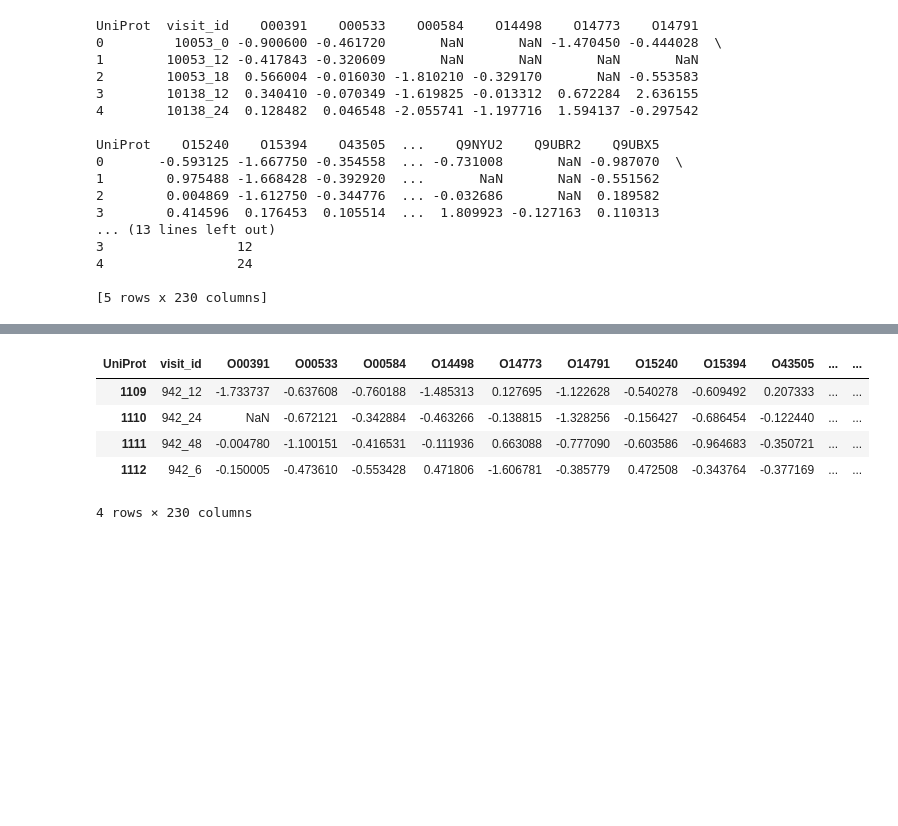
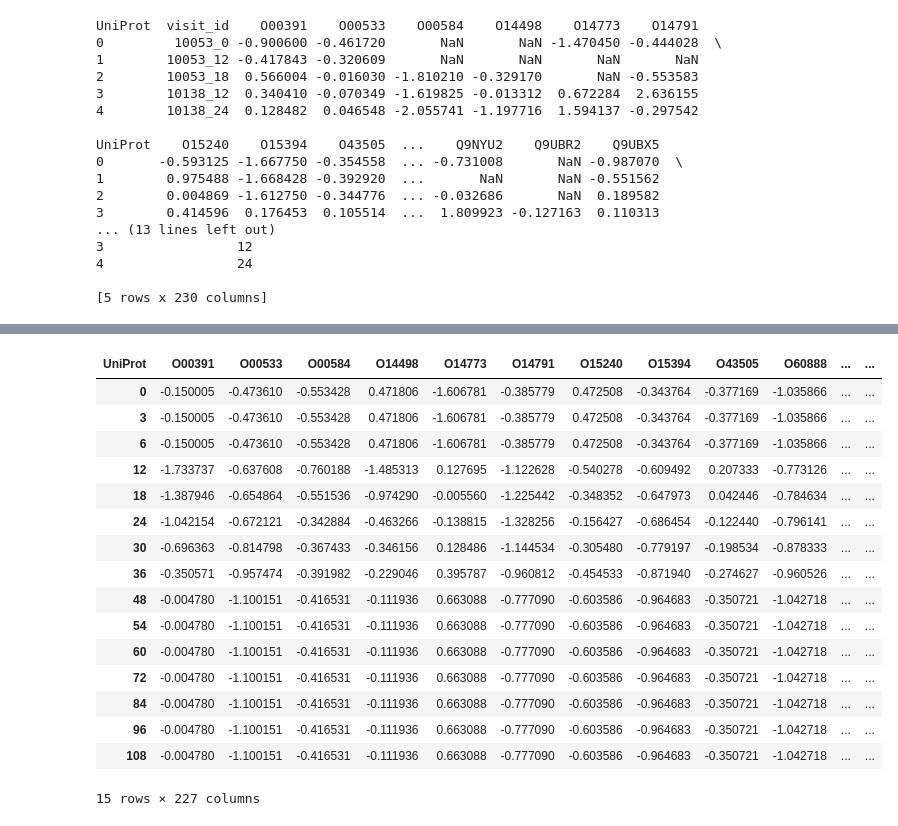
Before and after one commit to Nolasaurus/kaggle-amp-parkinsons, a Jupyter notebook: train_proteins.ipynb, the cells around one changed output, grey strips where cells are left out. Cells and saved outputs as stored; diff of their text form; code cells hidden in the pictures; blank space fills up the shorter version.

Commit message:
proteins data normalized and ready for use

```diff
--- a/train_proteins.ipynb
+++ b/train_proteins.ipynb
@@ -132,9 +80,60 @@ AttributeError: 'DataFrame' object has no attribute 'append'
-# %%
-temp
-# %% [output]
-| UniProt | visit_id | O00391 | O00533 | O00584 | O14498 | O14773 | O14791 | O15240 | O15394 | O43505 | ... | ... |
-| 1109 | 942_12 | -1.733737 | -0.637608 | -0.760188 | -1.485313 | 0.127695 | -1.122628 | -0.540278 | -0.609492 | 0.207333 | ... | ... |
-| 1110 | 942_24 | NaN | -0.672121 | -0.342884 | -0.463266 | -0.138815 | -1.328256 | -0.156427 | -0.686454 | -0.122440 | ... | ... |
-| 1111 | 942_48 | -0.004780 | -1.100151 | -0.416531 | -0.111936 | 0.663088 | -0.777090 | -0.603586 | -0.964683 | -0.350721 | ... | ... |
-| 1112 | 942_6 | -0.150005 | -0.473610 | -0.553428 | 0.471806 | -1.606781 | -0.385779 | 0.472508 | -0.343764 | -0.377169 | ... | ... |
-4 rows × 230 columns
+# %%
+import pandas as pd
+all_months_patient_dict = {}
+# assuming patient_dict is a dictionary of patient DataFrames
+for patient_id, patient_df in patient_dict.items():
+    # create a new dataframe for each patient, with all_months as the index and the columns from the patient_df
+    df = pd.DataFrame(index=all_months, columns=patient_df.columns)
+
+    # iterate over the rows of the patient_df
+    for _, row in patient_df.iterrows():
+        # get the month number from the 'visit_month' column
+        month_num = row['visit_month']
+
+        # check if the month is in the patient's proteomics dataframe
+        if month_num in patient_df['visit_month'].values:
+            # get the proteomics data for that month and overwrite the corresponding row in the new df
+            prot_data = patient_df.loc[patient_df['visit_month'] == month_num].iloc[0]
+            df.loc[month_num] = prot_data
+
+    # Convert the index to integers
+    df.index = df.index.astype(int)
+
+    # Sort the DataFrame by index
+    df = df.sort_index()
+
+    # drop 'visit_id' and 'patient_id' columns
+    df = df.drop(['visit_id', 'patient_id', 'visit_month'], axis=1)
+
+    # convert the remaining columns to float
+    df = df.astype(float)
+
+    # assign the new dataframe to the patient_df variable
+    all_months_patient_dict[patient_id] = df
+# %%
+for patient_id in all_months_patient_dict.keys():
+    all_months_patient_dict[patient_id] = (all_months_patient_dict[patient_id]
+                                .interpolate(method='linear', axis=0, limit_direction='both')
+                                .fillna(method='ffill')
+                                .fillna(method='bfill')
+    )
+# %%
+all_months_patient_dict['942']
+# %% [output]
+| UniProt | O00391 | O00533 | O00584 | O14498 | O14773 | O14791 | O15240 | O15394 | O43505 | O60888 | ... | ... |
+| 0 | -0.150005 | -0.473610 | -0.553428 | 0.471806 | -1.606781 | -0.385779 | 0.472508 | -0.343764 | -0.377169 | -1.035866 | ... | ... |
+| 3 | -0.150005 | -0.473610 | -0.553428 | 0.471806 | -1.606781 | -0.385779 | 0.472508 | -0.343764 | -0.377169 | -1.035866 | ... | ... |
+| 6 | -0.150005 | -0.473610 | -0.553428 | 0.471806 | -1.606781 | -0.385779 | 0.472508 | -0.343764 | -0.377169 | -1.035866 | ... | ... |
+| 12 | -1.733737 | -0.637608 | -0.760188 | -1.485313 | 0.127695 | -1.122628 | -0.540278 | -0.609492 | 0.207333 | -0.773126 | ... | ... |
+| 18 | -1.387946 | -0.654864 | -0.551536 | -0.974290 | -0.005560 | -1.225442 | -0.348352 | -0.647973 | 0.042446 | -0.784634 | ... | ... |
+| 24 | -1.042154 | -0.672121 | -0.342884 | -0.463266 | -0.138815 | -1.328256 | -0.156427 | -0.686454 | -0.122440 | -0.796141 | ... | ... |
+| 30 | -0.696363 | -0.814798 | -0.367433 | -0.346156 | 0.128486 | -1.144534 | -0.305480 | -0.779197 | -0.198534 | -0.878333 | ... | ... |
+| 36 | -0.350571 | -0.957474 | -0.391982 | -0.229046 | 0.395787 | -0.960812 | -0.454533 | -0.871940 | -0.274627 | -0.960526 | ... | ... |
+| 48 | -0.004780 | -1.100151 | -0.416531 | -0.111936 | 0.663088 | -0.777090 | -0.603586 | -0.964683 | -0.350721 | -1.042718 | ... | ... |
+| 54 | -0.004780 | -1.100151 | -0.416531 | -0.111936 | 0.663088 | -0.777090 | -0.603586 | -0.964683 | -0.350721 | -1.042718 | ... | ... |
+| 60 | -0.004780 | -1.100151 | -0.416531 | -0.111936 | 0.663088 | -0.777090 | -0.603586 | -0.964683 | -0.350721 | -1.042718 | ... | ... |
+| 72 | -0.004780 | -1.100151 | -0.416531 | -0.111936 | 0.663088 | -0.777090 | -0.603586 | -0.964683 | -0.350721 | -1.042718 | ... | ... |
+| 84 | -0.004780 | -1.100151 | -0.416531 | -0.111936 | 0.663088 | -0.777090 | -0.603586 | -0.964683 | -0.350721 | -1.042718 | ... | ... |
+| 96 | -0.004780 | -1.100151 | -0.416531 | -0.111936 | 0.663088 | -0.777090 | -0.603586 | -0.964683 | -0.350721 | -1.042718 | ... | ... |
+| 108 | -0.004780 | -1.100151 | -0.416531 | -0.111936 | 0.663088 | -0.777090 | -0.603586 | -0.964683 | -0.350721 | -1.042718 | ... | ... |
+15 rows × 227 columns
```
Also changed, not shown: parts of 12 cells of this notebook, 1 other file.
